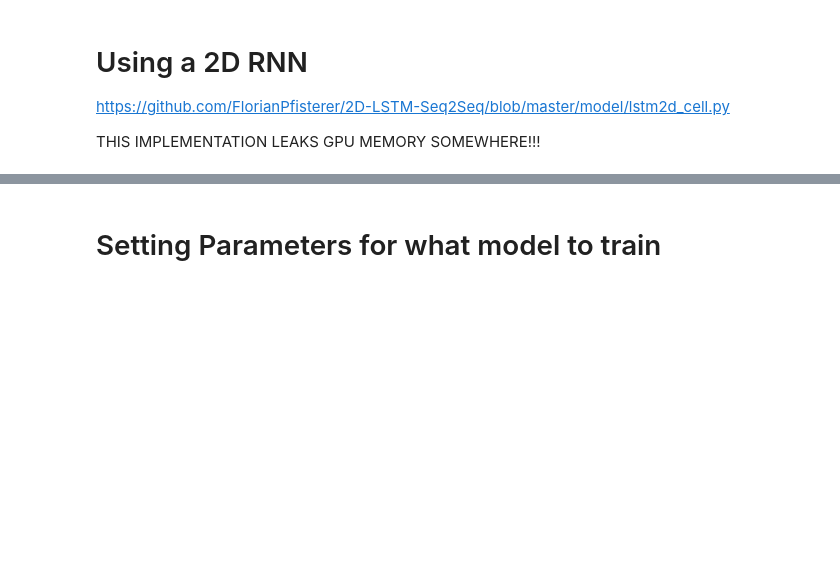
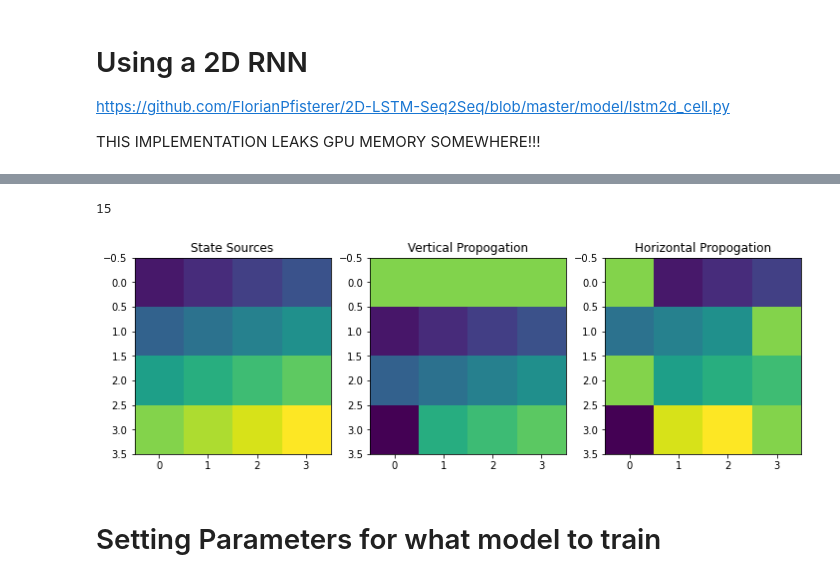
Before and after one commit to ksprague1/Watch-and-Learn-torch, a Jupyter notebook: Networks.ipynb, the cells around one changed output, grey strips where cells are left out. Cells and saved outputs as stored; diff of their text form; code cells hidden in the pictures; blank space fills up the shorter version.

```diff
--- a/Networks.ipynb
+++ b/Networks.ipynb
@@ -340,3 +211,24 @@ testforward()
+# %%
+plt.rcParams["figure.figsize"]= [12,4]
+tst = LSTM2dCell(1,128,4,device)
+X,Y = np.zeros(4**2)-1,np.zeros(4**2)-1
+X[tst.Z]=tst.X
+Y[tst.Z]=tst.Y
+X=X.reshape(4,4)
+Y=Y.reshape(4,4)
+Z=np.arange(16).reshape(4,4)
+
+fig,(a1,a2,a3)=plt.subplots(1,3)
+a1.imshow(Z,vmax=15,vmin=-1)
+a1.set_title("State Sources")
+a2.imshow(X,vmax=15,vmin=-1)
+a2.set_title("Vertical Propogation")
+a3.imshow(Y,vmax=15,vmin=-1)
+a3.set_title("Horizontal Propogation")
+plt.show()
+# %% [output]
+15
+[figure, added]
 # %% [markdown]
 # Setting Parameters for what model to train
 # %%
```
Also changed, not shown: parts of 27 cells of this notebook.
